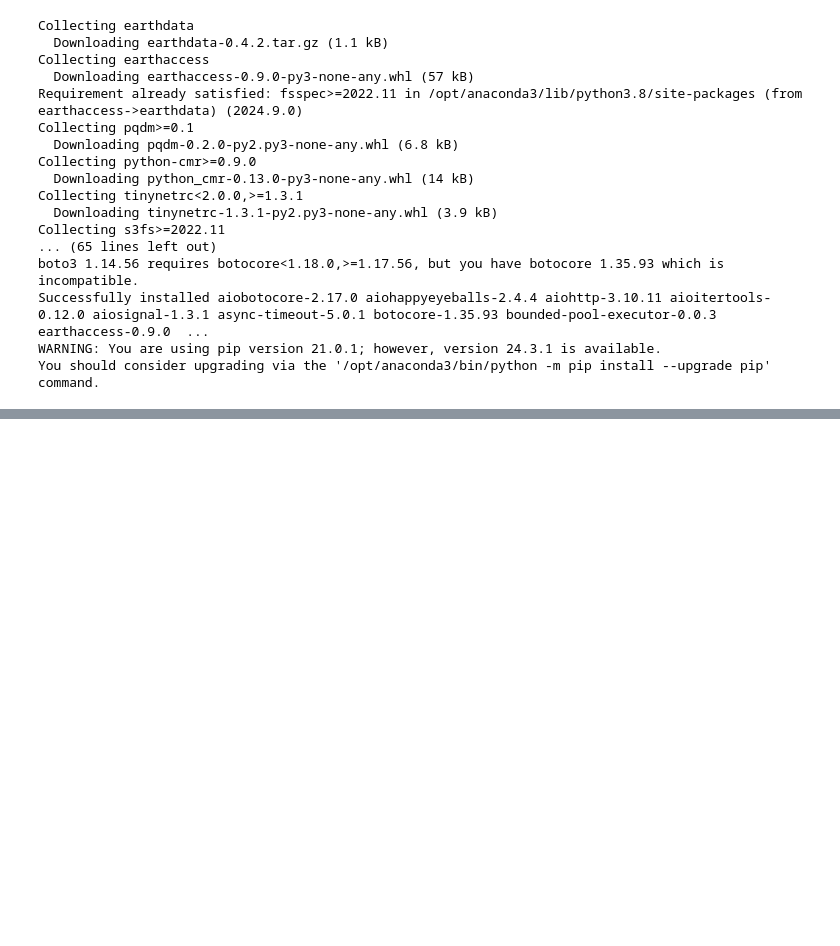
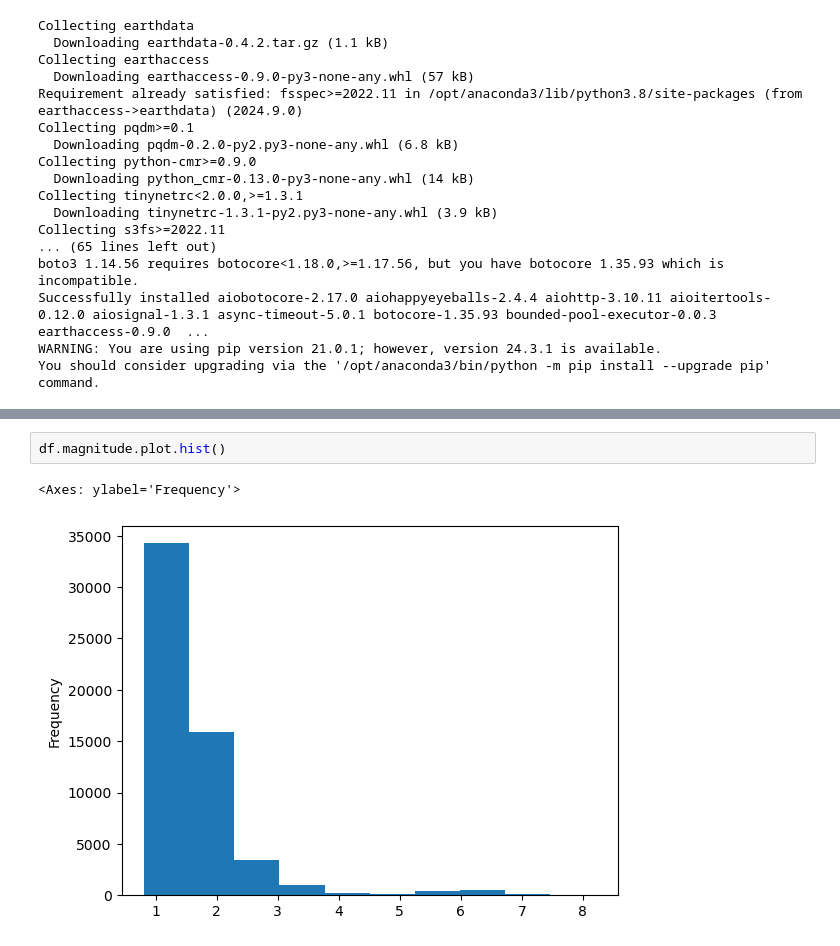
Before and after one commit to iglesiascaio/earthquake_prediction, a Jupyter notebook: notebooks/data_exploration.ipynb, the cells around one changed output, grey strips where cells are left out. Saved outputs shown, nothing was run; the diff lists cells and outputs as text; blank space fills up the shorter version.

```diff
--- a/notebooks/data_exploration.ipynb
+++ b/notebooks/data_exploration.ipynb
@@ -860,0 +885,5 @@ You should consider upgrading via the '/opt/anaconda3/bin/python -m pip install
+# %%
+df.magnitude.plot.hist()
+# %% [output]
+<Axes: ylabel='Frequency'>
+[figure, added]
```
Also changed, not shown: parts of 5 cells of this notebook.
